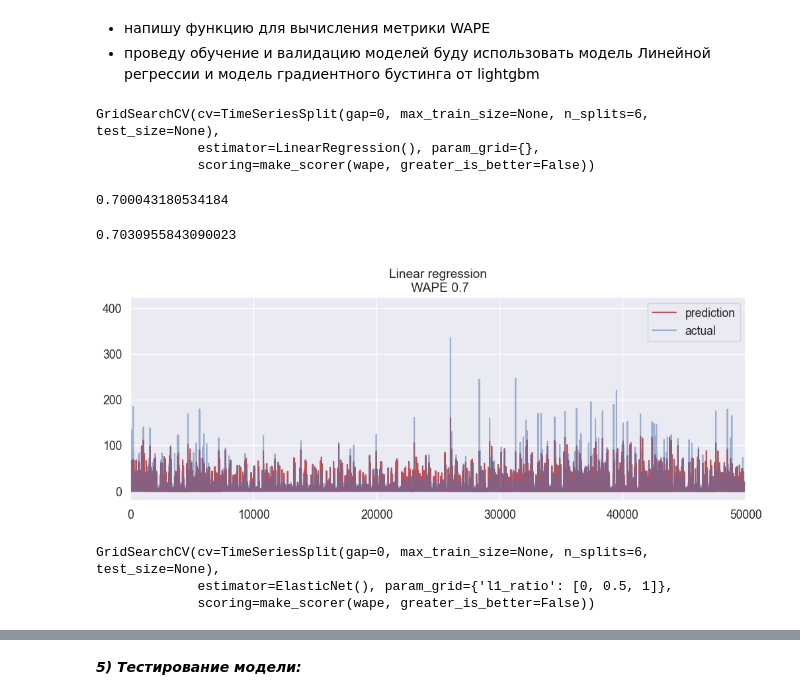
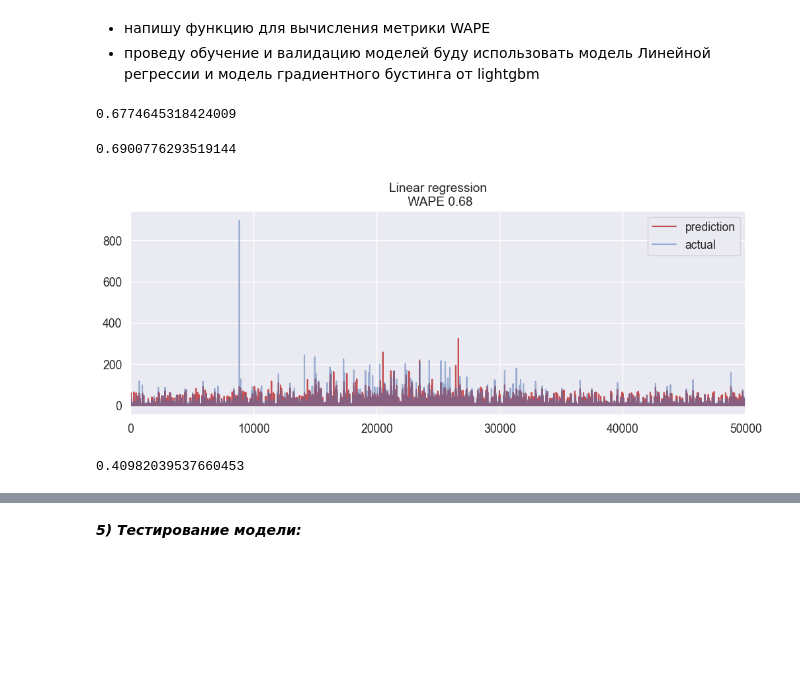
Before and after one commit to AndreiChernovJr/DS, a Jupyter notebook: lenta1.ipynb, the cells around one changed output, grey strips where cells are left out. Saved outputs shown, nothing was run; the diff lists cells and outputs as text; code cells hidden in the pictures; blank space fills up the shorter version.

```diff
--- a/lenta1.ipynb
+++ b/lenta1.ipynb
@@ -997,6 +982,16 @@ data = data.sort_values(by=['date', 'st_id', 'pr_sku_id'])
+# %%
+y_test = full[full.date>'2023-07-18'].target
+temp_test = full[full.date>'2023-07-18'].drop(['target', 'probs'], axis=1)
+data = full[full.date<='2023-07-18']
+temp_test['target']=0
+temp_test['probs']=test_class_preds
+data = pd.concat([data, temp_test], axis=0)
+data = data.sort_values(by=['date', 'st_id', 'pr_sku_id'])
 # %% [markdown]
 - получу признаки с лагами целевой переменной
 # %%
-for n in range(14, 113, 7):
-    data[f'lag{n}'] = data.pr_sales_in_units\
+data.index = data.date
+for n in range(14, 36, 7):
+    data[f'lag{n}'] = data.target\
         .shift(data.date.value_counts().values[0]*n)
+data.dropna(inplace=True)
@@ -1012,3 +1001,6 @@ True
 # %%
-train_data = data[data.date<='2023-07-04']
-test_data = data[data.date>'2023-07-04']
+train_data = data[data.date<='2023-07-18']
+test_data = data[data.date>'2023-07-18']
+X = train_data.drop('target' , axis=1)
+y = train_data.target
+X_train, X_val, y_train, y_val = train_test_split(X, y, shuffle=False, test_size=0.2)
@@ -1018,8 +1007,7 @@ y = train_data.pr_sales_in_units
 # %% [markdown]
 - теперь наши данные необходимо закодировать и нормальзовать
 # %%
-nums = ['lag14', 'lag21', 'lag28', 'lag35', 'lag42', 'lag49', 'lag56', 'lag63',
-    'lag70', 'lag77', 'lag84', 'lag91', 'lag98', 'lag105', 'lag112', 'probs']
+nums = ['lag14', 'lag21', 'lag28', 'lag35', 'probs']
 cats = ['st_id', 'pr_sku_id', 'pr_group_id', 'pr_cat_id', 'pr_subcat_id', 'pr_uom_id', 'st_city_id',
     'st_division_code', 'st_type_format_id', 'st_type_loc_id', 'st_type_size_id', 'is_holiday',
     'month', 'day_of_week', 'day_of_year', 'day', 'year_end', 'year']
@@ -1055,30 +1033,24 @@ score = make_scorer(wape, greater_is_better=False)
 # %%
+score = make_scorer(wape, greater_is_better=False)
 tscv = TimeSeriesSplit(n_splits=6)
 lr = LinearRegression()
 parametrs = {}
 lr_grid = GridSearchCV(lr, parametrs, scoring=score, cv=tscv)
 lr_grid.fit(X_train, y_train)
+wape(y_val, lr_grid.best_estimator_.predict(X_val))
 # %% [output]
-GridSearchCV(cv=TimeSeriesSplit(gap=0, max_train_size=None, n_splits=6, test_size=None),
-             estimator=LinearRegression(), param_grid={},
-             scoring=make_scorer(wape, greater_is_better=False))
+0.6774645318424009
 # %%
-lr_preds = lr_grid.best_estimator_.predict(X_val)
+r2_score(y_val, lr_grid.best_estimator_.predict(X_val))
+# %% [output]
+0.6900776293519144
-# %%
-wape(y_val, lr_preds)
-# %% [output]
-0.700043180534184
-# %%
-r2_score(y_val, lr_preds)
-# %% [output]
-0.7030955843090023
 # %%
 plt.figure(figsize=(12, 4))
 plt.xlim(0, 50000)
-plt.plot(lr_preds, 'r', label='prediction')
+plt.plot(lr_grid.best_estimator_.predict(X_val), 'r', label='prediction')
 plt.plot(y_val.values, label='actual', alpha=0.5)
 plt.legend(loc='best')
-plt.title('Linear regression\n WAPE {}'.format(round(wape(y_val, lr_preds), 2)))
+plt.title('Linear regression\n WAPE {}'.format(round(wape(y_val, lr_grid.best_estimator_.predict(X_val)), 2)))
 plt.grid(True)
 # %% [output]
-[figure, old version]
+[figure, new version]
@@ -1087,10 +1057,9 @@ from sklearn.linear_model import ElasticNet
 # %%
-en = ElasticNet()
-parametrs = {'l1_ratio': [0, 0.5, 1]}
-en_grid = GridSearchCV(en, parametrs, scoring=score, cv=tscv)
-en_grid.fit(X_train, y_train)
+lgbm = LGBMRegressor(random_state=random_state)
+parametrs = {'learning_rate': [0.1, 0.01, 0.001, 0.0001]}
+lgbm_grid = GridSearchCV(lgbm, parametrs, scoring=score, cv=tscv)
+lgbm_grid.fit(X_train, y_train)
+wape(y_val, lgbm_grid.best_estimator_.predict(X_val))
 # %% [output]
-GridSearchCV(cv=TimeSeriesSplit(gap=0, max_train_size=None, n_splits=6, test_size=None),
-             estimator=ElasticNet(), param_grid={'l1_ratio': [0, 0.5, 1]},
-             scoring=make_scorer(wape, greater_is_better=False))
+0.40982039537660453
 # %%
```
Also changed, not shown: parts of 96 cells of this notebook.
